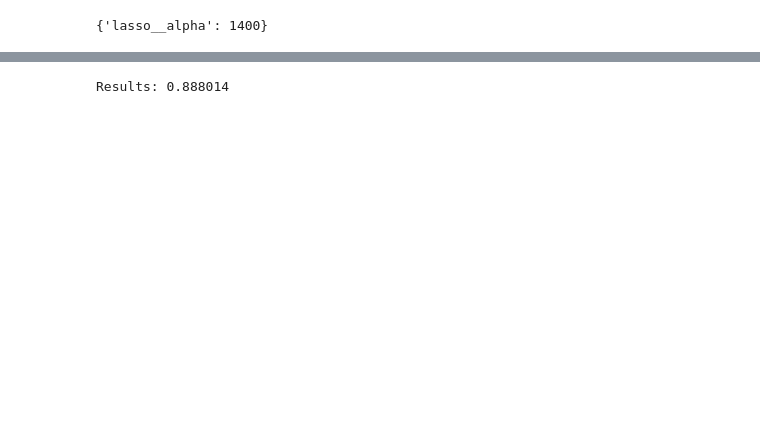
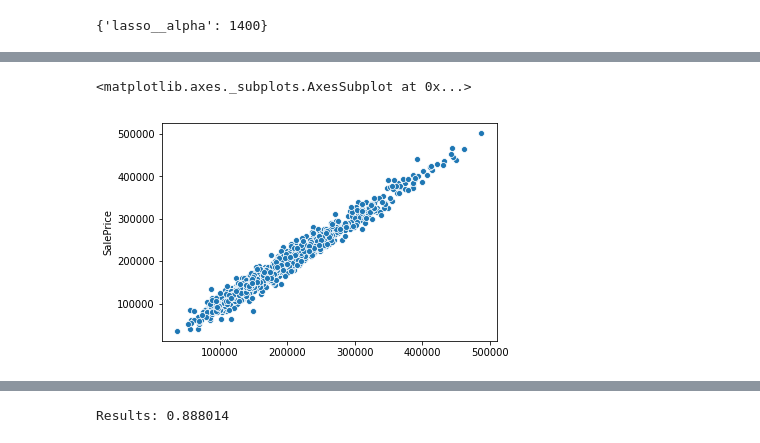
Before and after one commit to luigi-0/House-Prices, a Jupyter notebook: parameter_tuning/gbr_grid.ipynb, the cells around one changed output, grey strips where cells are left out. Drawn from its saved outputs; the diff is of its cells as text; code cells hidden in the pictures; blank space fills up the shorter version.

```diff
--- a/parameter_tuning/gbr_grid.ipynb
+++ b/parameter_tuning/gbr_grid.ipynb
@@ -497,0 +515,5 @@ Results: 0.889346
+# %%
+sns.scatterplot(gbr_grid_pred, house_labels)
+# %% [output]
+<matplotlib.axes._subplots.AxesSubplot at 0x...>
+[figure, added]
```
Also changed, not shown: parts of 22 cells of this notebook.
